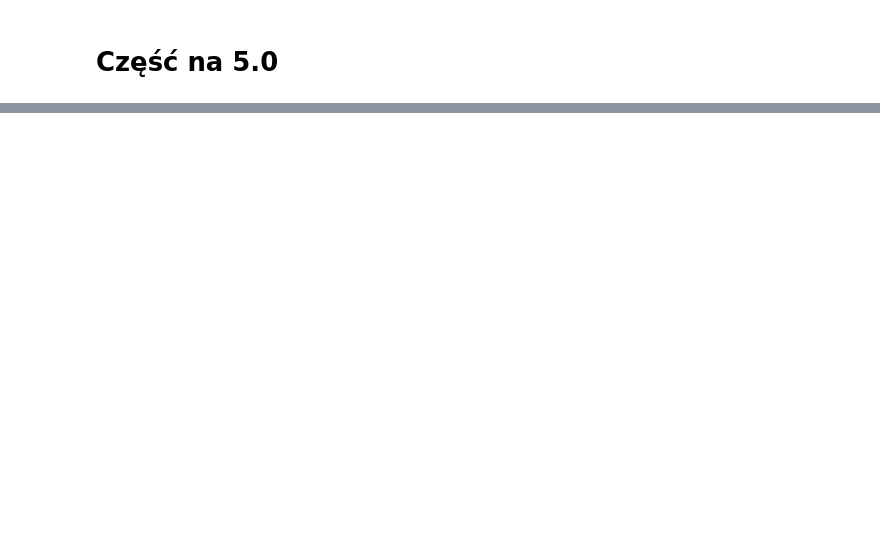
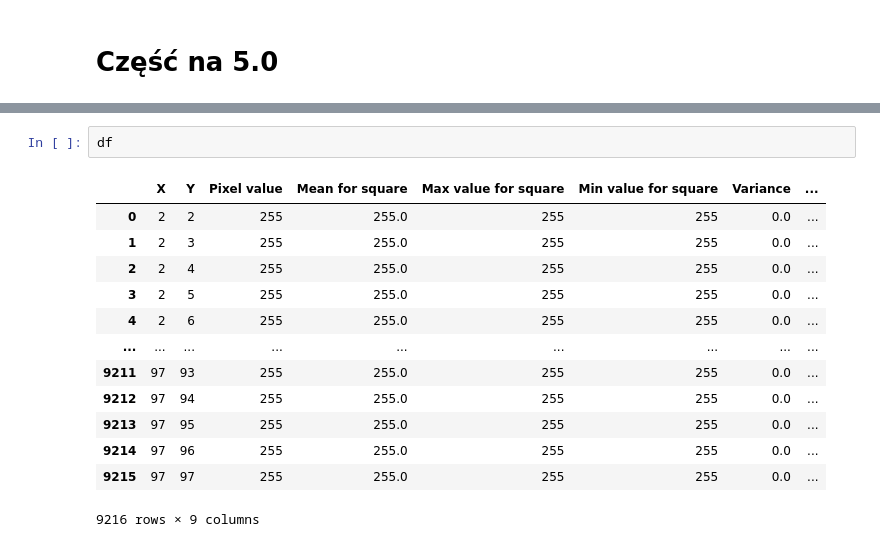
Before and after one commit to EwaKomkowska/Informatyka_w_medycynie, a Jupyter notebook: SitkowkaOka/SiatkowkaOkaEwa.ipynb, the cells around one changed output, grey strips where cells are left out. Drawn from its saved outputs; the diff is of its cells as text; blank space fills up the shorter version.

```diff
--- a/SitkowkaOka/SiatkowkaOkaEwa.ipynb
+++ b/SitkowkaOka/SiatkowkaOkaEwa.ipynb
@@ -181,0 +347,16 @@ print(i/max_val)
+# %%
+df
+# %% [output]
+|  | X | Y | Pixel value | Mean for square | Max value for square | Min value for square | Variance | ... |
+| 0 | 2 | 2 | 255 | 255.0 | 255 | 255 | 0.0 | ... |
+| 1 | 2 | 3 | 255 | 255.0 | 255 | 255 | 0.0 | ... |
+| 2 | 2 | 4 | 255 | 255.0 | 255 | 255 | 0.0 | ... |
+| 3 | 2 | 5 | 255 | 255.0 | 255 | 255 | 0.0 | ... |
+| 4 | 2 | 6 | 255 | 255.0 | 255 | 255 | 0.0 | ... |
+| ... | ... | ... | ... | ... | ... | ... | ... | ... |
+| 9211 | 97 | 93 | 255 | 255.0 | 255 | 255 | 0.0 | ... |
+| 9212 | 97 | 94 | 255 | 255.0 | 255 | 255 | 0.0 | ... |
+| 9213 | 97 | 95 | 255 | 255.0 | 255 | 255 | 0.0 | ... |
+| 9214 | 97 | 96 | 255 | 255.0 | 255 | 255 | 0.0 | ... |
+| 9215 | 97 | 97 | 255 | 255.0 | 255 | 255 | 0.0 | ... |
+9216 rows × 9 columns
```
Also changed, not shown: parts of 28 cells of this notebook.
